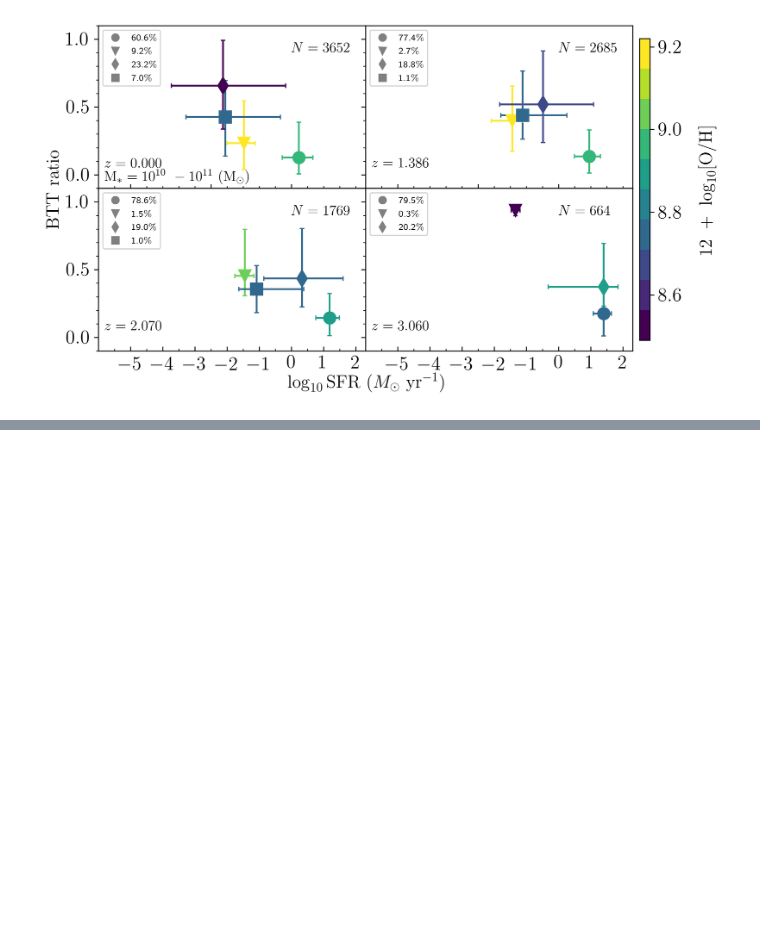
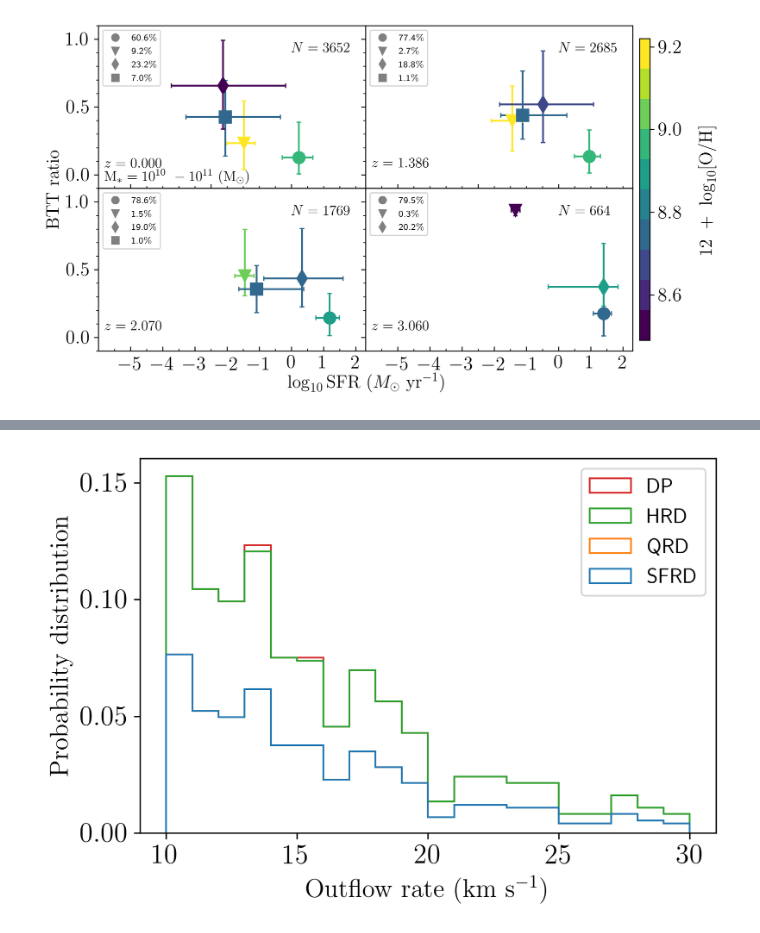
Before and after one commit to darrencroton/sage, a Jupyter notebook: analysis/dust-result.ipynb, the cells around one changed output, grey strips where cells are left out. Cells and saved outputs as stored; diff of their text form; code cells hidden in the pictures; blank space fills up the shorter version.

```diff
--- a/analysis/dust-result.ipynb
+++ b/analysis/dust-result.ipynb
@@ -6886,0 +6937,44 @@ plt.savefig('plots/btt-sfr-evol-play2.png')
+# %%
+#fig, ax = plt.subplots(111)
+w = np.where(G_history[0].StellarMass > 0)[0]
+stellarmass = G_history[0].StellarMass[w] * 1.e10 / Hubble_h
+allcolddust = G_history[0].ColdDust[w] * 1.e10 / Hubble_h
+allhotdust = G_history[0].HotDust[w] * 1.e10 / Hubble_h
+allsfr = np.log10(G_history[0].SfrDisk[w] + G_history[0].SfrBulge[w])
+allrate = G_history[0].OutflowRate[w]
+
+#massive galaxies
+w = np.where((stellarmass > 1e9) & (stellarmass < 1e12))[0]
+colddust = allcolddust[w]/stellarmass[w]
+hotdust = allhotdust[w]/stellarmass[w]
+sfr = allsfr[w]
+rate = allrate[w]
+
+#SFDR
+w = np.where((colddust > 1e-4) & (sfr > -1))[0]
+rate_a = rate[w]
+
+#QDR
+w = np.where((colddust > 1e-4) & (sfr < -1))[0]
+rate_b = rate[w]
+
+#HDR
+w = np.where((colddust > 1e-4) & (hotdust > 1e-4))[0]
+rate_c = rate[w]
+
+#DP
+w = np.where((colddust > 1e-4) & (hotdust < 1e-4))[0]
+rate_d = rate[w]
+
+nbins = 20
+outflowrate = [rate_a, rate_b, rate_c, rate_d]
+labels = ['SFRD', 'QRD', 'HRD', 'DP']
+plt.hist(outflowrate, nbins, range=(10,30), density=True, histtype='step', stacked=True, label=labels)
+plt.legend(loc=0)
+
+plt.ylabel(r'$\mathrm{Probability}\ \mathrm{distribution}$', fontsize=15)
+plt.xlabel(r'$\mathrm{Outflow}\ \mathrm{rate}\ \mathrm{(km}\ \mathrm{s}^{-1})$', fontsize=15)
+
+plt.savefig('plots/outflowrate.png', bbox_inches='tight')
+# %% [output]
+[figure, added]
```
Also changed, not shown: parts of 8 cells of this notebook.
